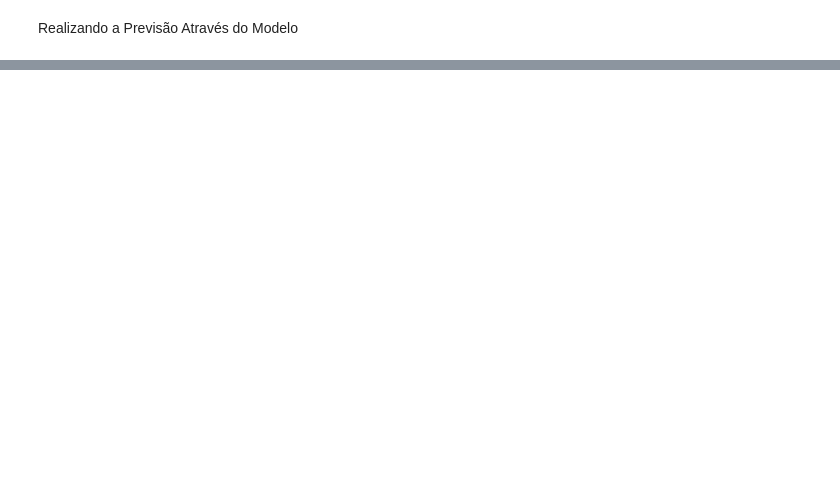
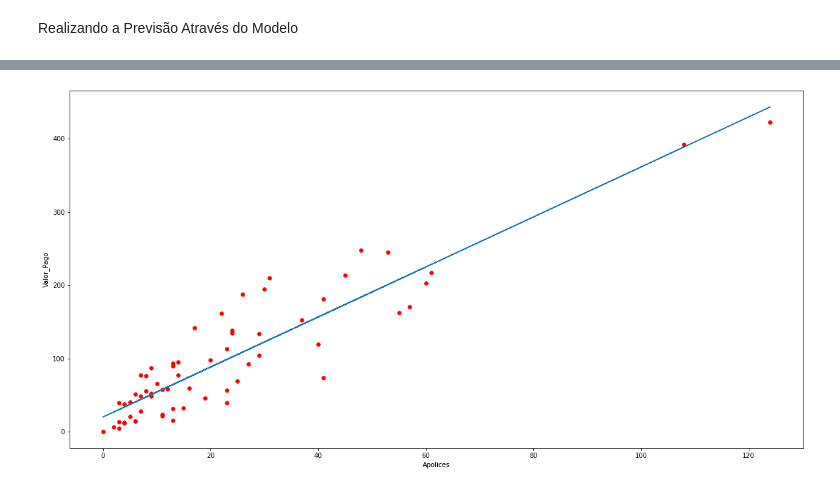
Before and after one commit to deborabastos/DS_big_data_studies, a Jupyter notebook: 4.1.regressao.ipynb, the cells around one changed output, grey strips where cells are left out. Drawn from its saved outputs; the diff is of its cells as text; code cells hidden in the pictures; blank space fills up the shorter version.

```diff
--- a/4.1.regressao.ipynb
+++ b/4.1.regressao.ipynb
@@ -206,0 +228,27 @@ Error:
+# %%
+import matplotlib.pyplot as plt #biblioteca para criar gráficos "comuns" ao estilo Matlab
+import numpy as np
+
+#define layout
+plt.figure(figsize=(20,10))
+
+#transforma dados vetor para pandas para serem plotados
+x1 = modelsummary.predictions.toPandas()['features'].values.tolist()
+y1 = modelsummary.predictions.toPandas()['Valor_Pago_Float'].values.tolist()
+y_pred = modelsummary.predictions.toPandas()['prediction'].values.tolist()
+
+
+#plota gráfico de pontos das observações
+plt.scatter(x1, y1, color='red', s=30)
+
+#plota linha
+plt.plot(x1,y_pred)
+
+#nomeia eixos
+plt.xlabel('Apolices')
+plt.ylabel('Valor_Pago')
+
+#imprime na tela
+plt.show()
+# %% [output]
+[figure, added]
```
Also changed, not shown: parts of 2 cells of this notebook.
